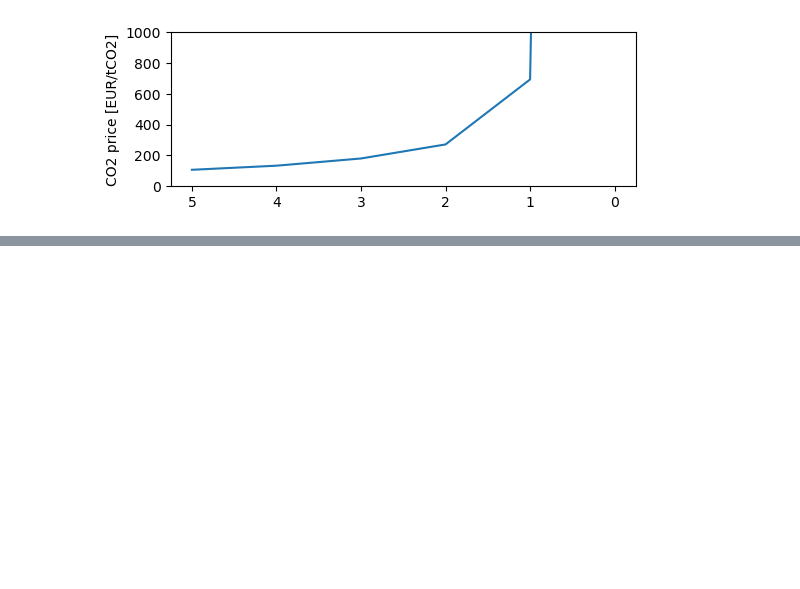
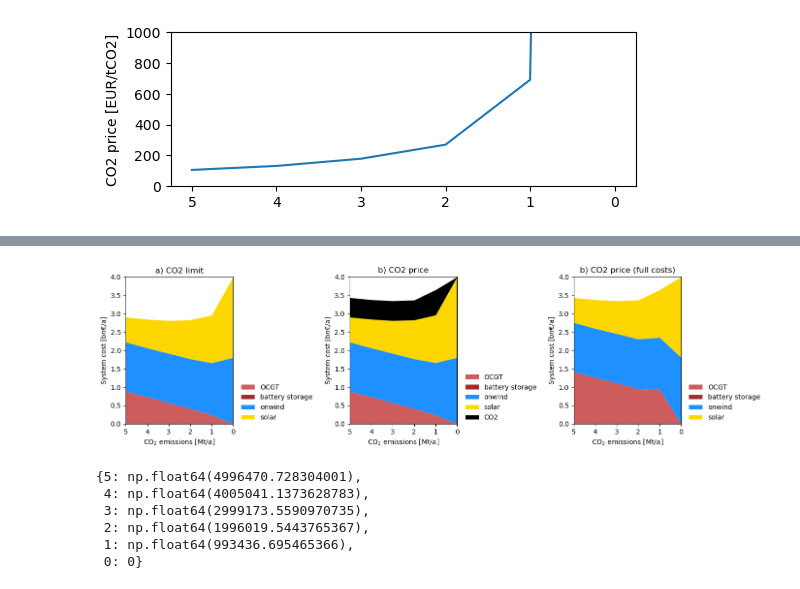
Before and after one commit to aleks-g/integrated-energy-grids, a Jupyter notebook: integrated-energy-grids/Problems/Problem09.03(CO2).ipynb, the cells around one changed output, grey strips where cells are left out. Drawn from its saved outputs; the diff is of its cells as text; code cells hidden in the pictures; blank space fills up the shorter version.

```diff
--- a/integrated-energy-grids/Problems/Problem09.03(CO2).ipynb
+++ b/integrated-energy-grids/Problems/Problem09.03(CO2).ipynb
@@ -368,7 +310,7 @@ def system_cost(n):
 
 for co2 in [5, 4, 3, 2, 1, 0]:
     n.global_constraints.loc["CO2Limit", "constant"] = co2 * 1e6
-    n.optimize(solver_name="highs")
+    n.optimize(solver_name="gurobi")
     sensitivity[co2] = system_cost(n)
     co2_price[co2] = -n.global_constraints.mu['CO2Limit']
 # %% [output]
@@ -525,0 +418,4 @@ plt.ylim([0,1000])
+# %%
+# Compute marginal emissions of OCGT.
+
+ocgt_emissions = costs.at["OCGT", "CO2 intensity"] / costs.at["OCGT", "efficiency"]  # tCO2/MWh_el
@@ -525,0 +469,60 @@ plt.ylim([0,1000])
+# %%
+df_tsc = pd.DataFrame(tsc).T
+df_co2 = pd.Series(co2_cost).div(1e6)  # bn€/a
+
+# Separate CO2 cost from gas cost to compare a) and b).
+cost_comparison = df_tsc.copy()
+cost_comparison["CO2"] = df_co2
+cost_comparison["OCGT"] = cost_comparison["OCGT"] - cost_comparison["CO2"]
+
+fig, axes = plt.subplots(1, 3, figsize=(14, 4))
+
+shared_kwargs = dict(
+    stacked=True,
+    linewidth=0,
+    xlim=(0, 5),
+    xlabel=r"CO$_2$ emissions [Mt/a]",
+    ylabel="System cost [bn€/a]",
+    ylim=(0, 4),
+)
+legend_kwargs = dict(frameon=False, loc=(1.05, 0))
+
+df.plot.area(
+    **shared_kwargs,
+    color=df.columns.map(n.carriers.color),
+    ax=axes[0],
+)
+axes[0].legend(**legend_kwargs)
+axes[0].invert_xaxis()
+axes[0].set_title("a) CO2 limit")
+
+cost_comparison.div(1e3).plot.area(
+    **shared_kwargs,
+    color=["indianred", "brown", "dodgerblue", "gold", "black"],
+    ax=axes[1],
+)
+axes[1].set_title("b) CO2 price")
+axes[1].legend(**legend_kwargs)
+axes[1].invert_xaxis()
+
+df_tsc.div(1e3).plot.area(
+    **shared_kwargs,
+    color=df_tsc.columns.map(network.carriers.color),
+    ax=axes[2],
+)
+axes[2].set_title("b) CO2 price (full costs)")
+axes[2].legend(**legend_kwargs)
+axes[2].invert_xaxis()
+
+plt.tight_layout()
+# %% [output]
+[figure, added]
+# %%
+total_emissions
+# %% [output]
+{5: np.float64(4996470.728304001),
+ 4: np.float64(4005041.1373628783),
+ 3: np.float64(2999173.5590970735),
+ 2: np.float64(1996019.5443765367),
+ 1: np.float64(993436.695465366),
+ 0: 0}
```
Also changed, not shown: parts of 19 cells of this notebook, 6 other files.
